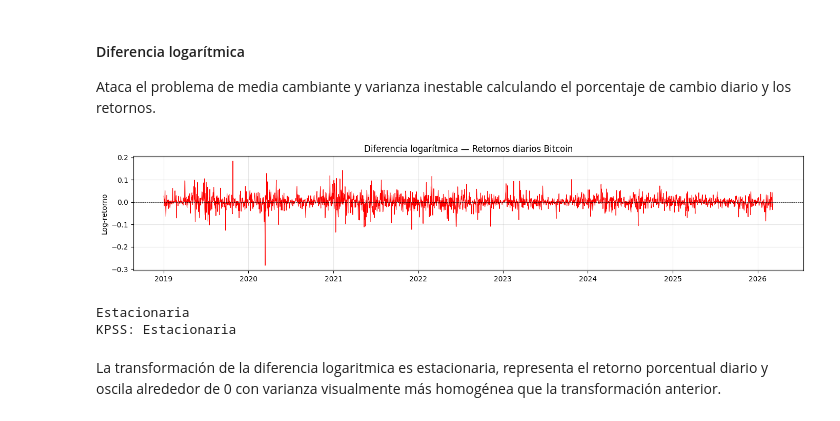
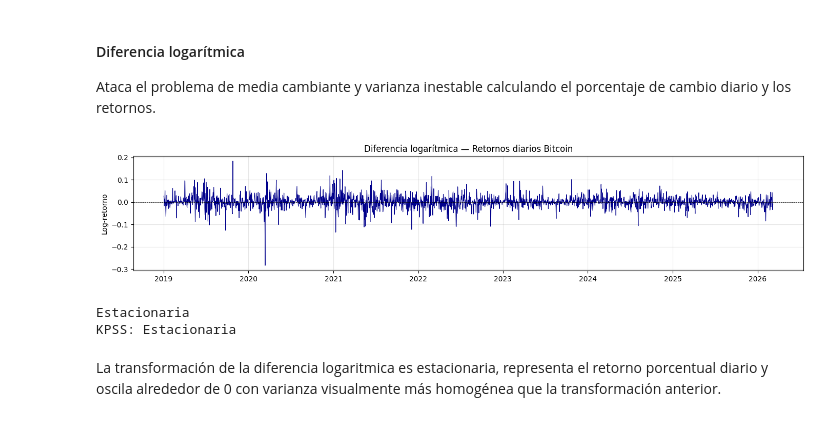
Before and after one commit to T1fff/Proyecto-Investigacion-Bitcoin, a Jupyter notebook: index.ipynb, the cells around one changed output. Drawn from its saved outputs; the diff is of its cells as text; code cells hidden in the pictures.

```diff
--- a/index.ipynb
+++ b/index.ipynb
@@ -776,18 +779,18 @@ Ataca el problema de media cambiante y varianza inestable calculando el porcenta
 # %%
 serie_log_diff = np.log(serie_diaria).diff().dropna()
 
 plt.figure(figsize=(14, 3))
-plt.plot(serie_log_diff, color='red', linewidth=0.8)
+plt.plot(serie_log_diff, color='darkblue', linewidth=0.8)
 plt.axhline(0, color='black', linewidth=0.5, linestyle='--')
 plt.title('Diferencia logarítmica — Retornos diarios Bitcoin')
 plt.ylabel('Log-retorno')
 plt.grid(True, alpha=0.3)
 plt.tight_layout()
 plt.show()
 
 test_estacionariedad(serie_log_diff, "Diferencia log (retornos)")
 # %% [output]
-[figure, old version]
+[figure, new version]
 Estacionaria
 KPSS: Estacionaria
 # %% [markdown]
```
Also changed, not shown: parts of 15 cells of this notebook.
